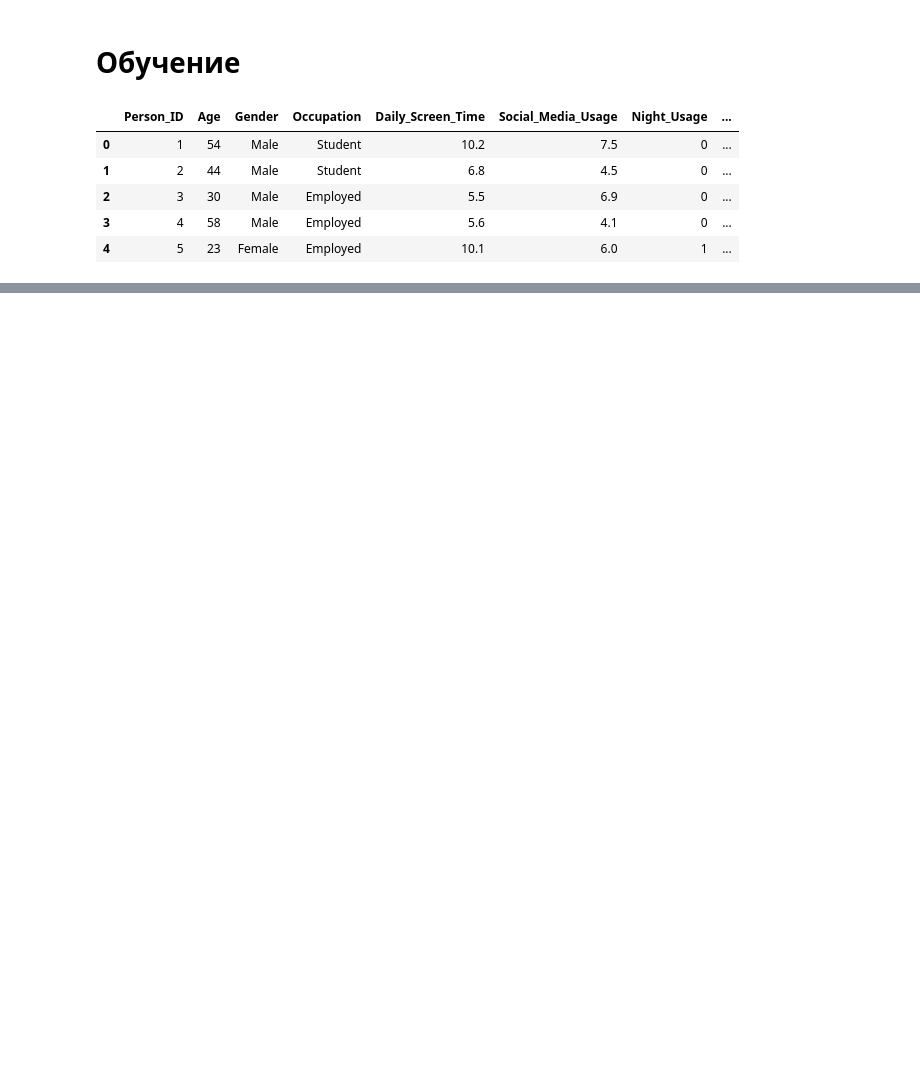
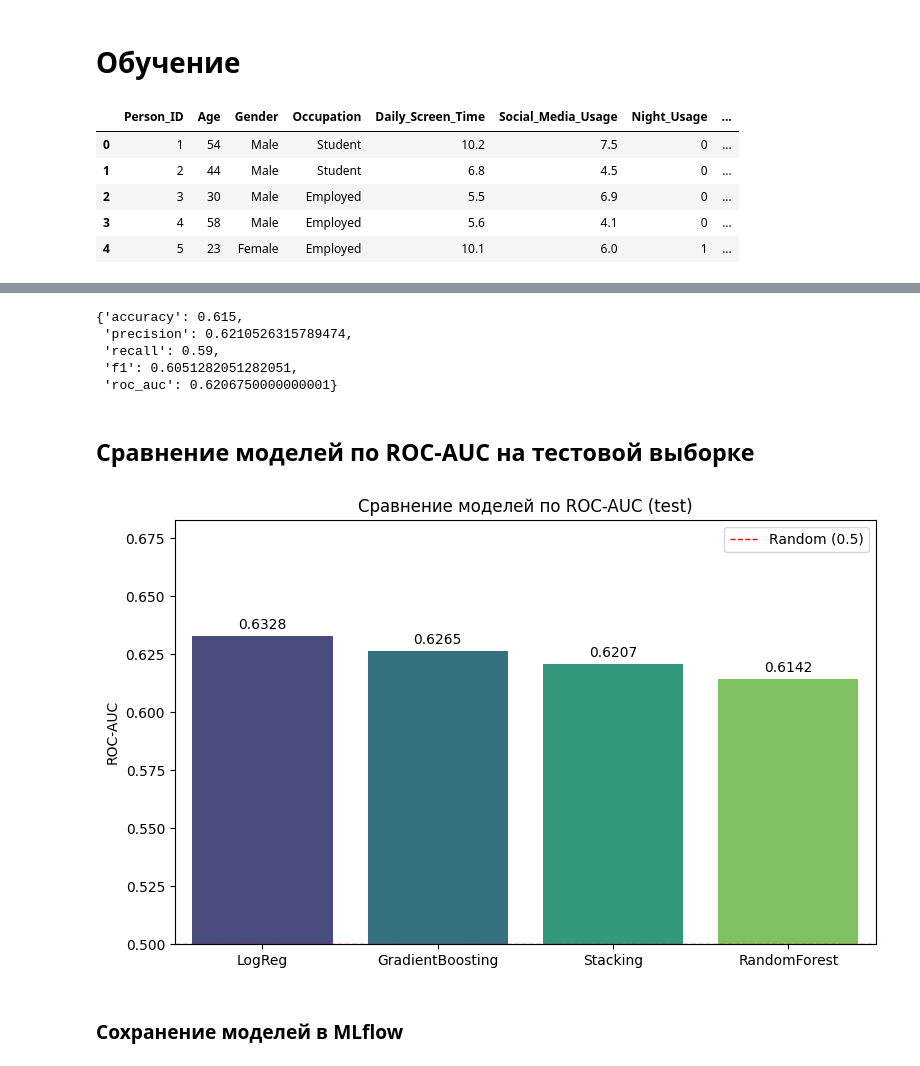
Before and after one commit to bogdan-babiychuk/mental_health, a Jupyter notebook: notebooks/modeling.ipynb, the cells around one changed output, grey strips where cells are left out. Drawn from its saved outputs; the diff is of its cells as text; code cells hidden in the pictures; blank space fills up the shorter version.

Commit message:
tests

```diff
--- a/notebooks/modeling.ipynb
+++ b/notebooks/modeling.ipynb
@@ -109,0 +261,11 @@ metrics
+# %%
+cv = StratifiedKFold(n_splits=5, shuffle=True, random_state=42)
+
+stacking = StackingClassifier(
+      estimators=[("lr", pipe_log_reg), ("rf", pipe_rf), ("gb", pipe_gb)],
+      final_estimator=LogisticRegression(random_state=42),
+      n_jobs=-1,
+      cv=cv
+  )
+
+stacking.fit(Xtrain, ytrain)
@@ -109,0 +290,12 @@ metrics
+# %%
+stacking_predict = stacking.predict(Xtest)
+stacking_proba = stacking.predict_proba(Xtest)[:,1]
+
+metrics_stacking = get_metrics(ytest, stacking_predict, stacking_proba)
+metrics_stacking
+# %% [output]
+{'accuracy': 0.615,
+ 'precision': 0.6210526315789474,
+ 'recall': 0.59,
+ 'f1': 0.6051282051282051,
+ 'roc_auc': 0.6206750000000001}
@@ -109,0 +304,31 @@ metrics
+# %% [markdown]
+## Сравнение моделей по ROC-AUC на тестовой выборке
+# %%
+comparison = pd.DataFrame({
+    "model": ["LogReg", "RandomForest", "GradientBoosting", "Stacking"],
+    "roc_auc": [
+        metrics_log_reg["roc_auc"],
+        metrics_rf["roc_auc"],
+        metrics_gb["roc_auc"],
+        metrics_stacking["roc_auc"],
+    ],
+}).sort_values("roc_auc", ascending=False)
+
+plt.figure(figsize=(8, 5))
+ax = sns.barplot(data=comparison, x="model", y="roc_auc", hue="model", palette="viridis", legend=False)
+
+for container in ax.containers:
+    ax.bar_label(container, fmt="%.4f", padding=3, fontsize=10)
+
+plt.ylim(0.5, max(comparison["roc_auc"]) + 0.05)
+plt.axhline(0.5, color="red", linestyle="--", linewidth=1, label="Random (0.5)")
+plt.title("Сравнение моделей по ROC-AUC (test)")
+plt.ylabel("ROC-AUC")
+plt.xlabel("")
+plt.legend()
+plt.tight_layout()
+plt.show()
+# %% [output]
+[figure, added]
+# %% [markdown]
+### Сохранение моделей в MLflow
```
Also changed, not shown: parts of 32 cells of this notebook, 17 other files.
